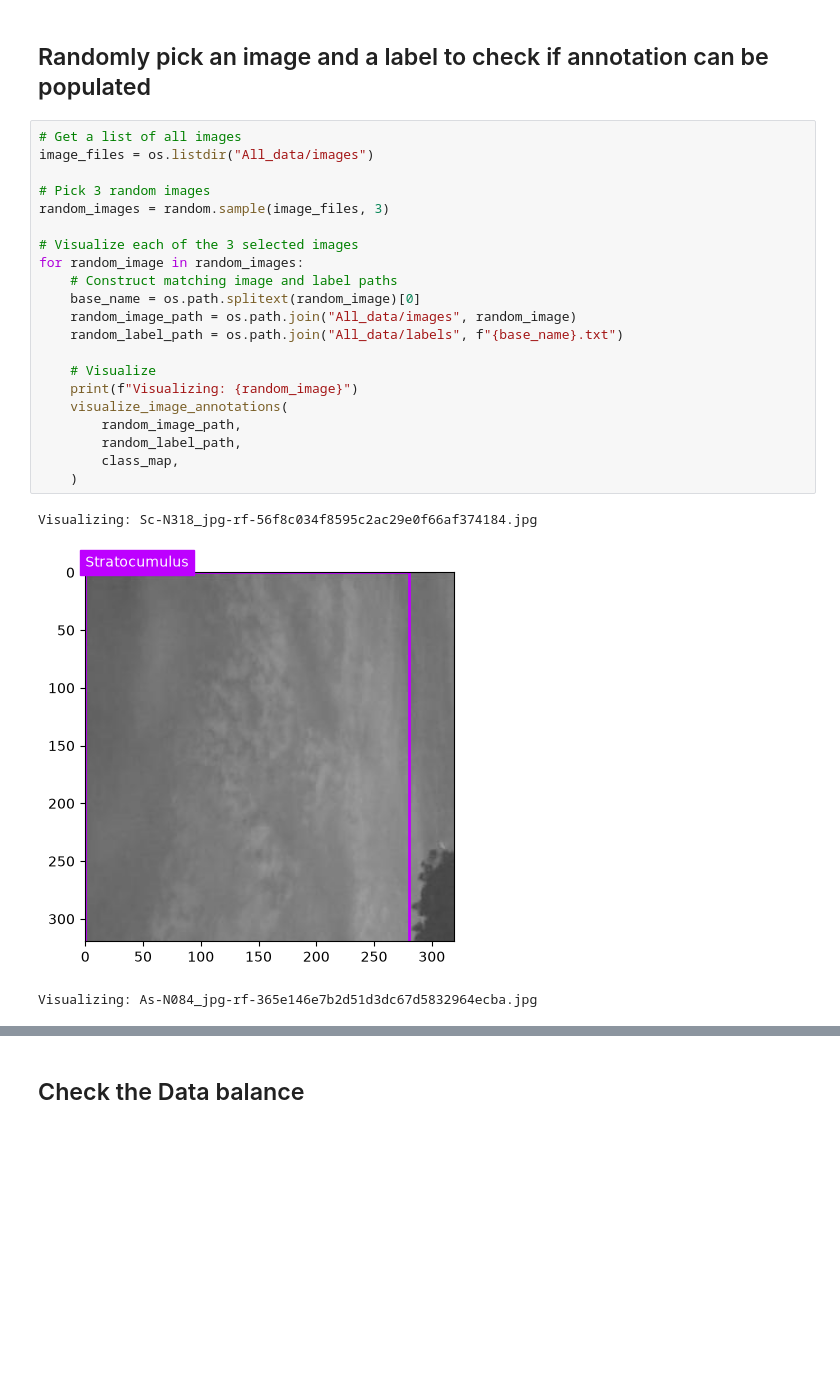
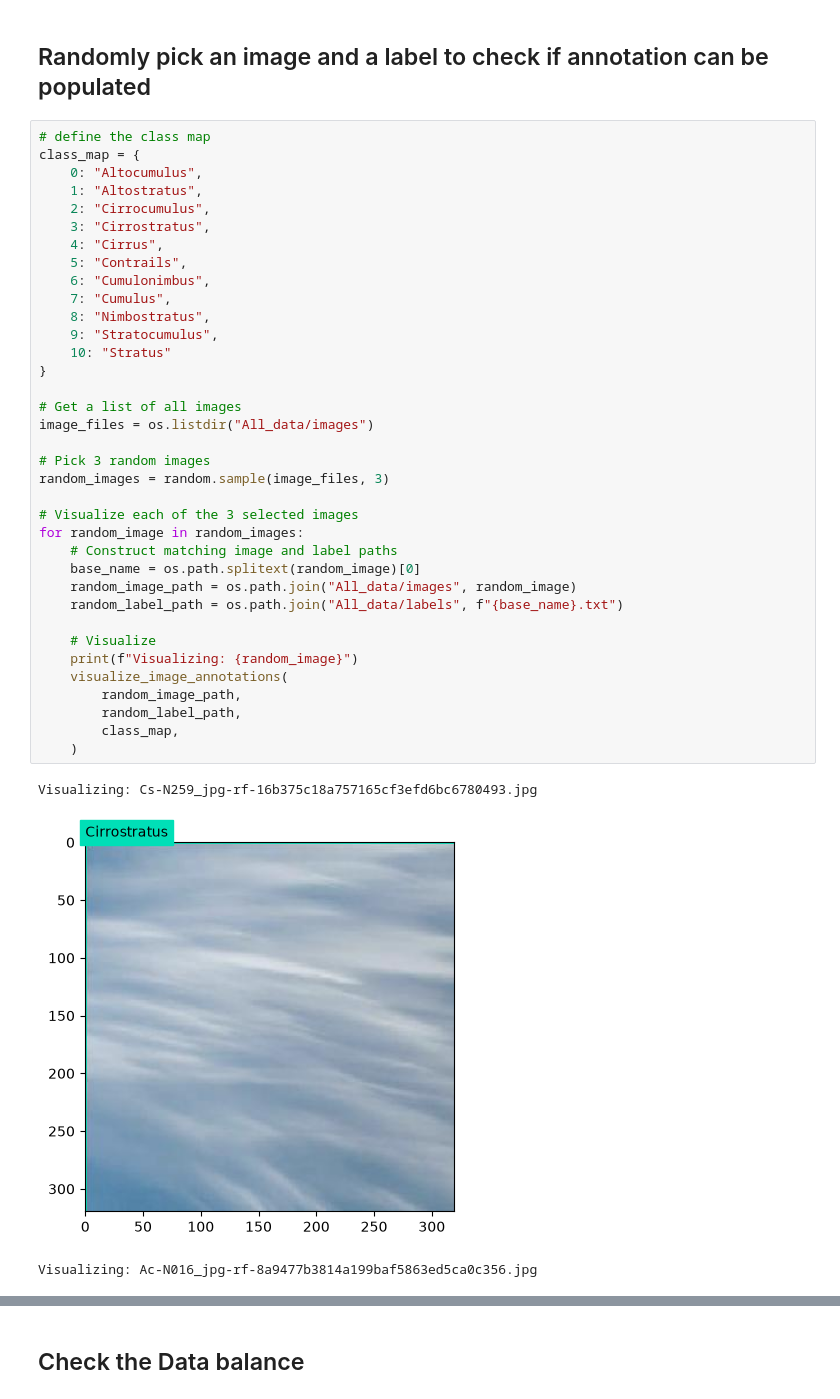
Before and after one commit to yeugeneu/IAT360-CV-13-Cloud-Type-Classifier, a Jupyter notebook: Cloud_type_detection.ipynb, the cells around one changed output, grey strips where cells are left out. Drawn from its saved outputs; the diff is of its cells as text; blank space fills up the shorter version.

```diff
--- a/Cloud_type_detection.ipynb
+++ b/Cloud_type_detection.ipynb
@@ -204,27 +172,42 @@ print("(Images)", len(all_images), " = ", len(all_labels), " (Labels)")
 # %% [markdown]
 ## Randomly pick an image and a label to check if annotation can be populated
 # %%
+# define the class map
+class_map = {
+    0: "Altocumulus",
+    1: "Altostratus",
+    2: "Cirrocumulus",
+    3: "Cirrostratus",
+    4: "Cirrus",
+    5: "Contrails",
+    6: "Cumulonimbus",
+    7: "Cumulus",
+    8: "Nimbostratus",
+    9: "Stratocumulus",
+    10: "Stratus"
+}
+
 # Get a list of all images
 image_files = os.listdir("All_data/images")
 
 # Pick 3 random images
 random_images = random.sample(image_files, 3)
 
 # Visualize each of the 3 selected images
 for random_image in random_images:
     # Construct matching image and label paths
     base_name = os.path.splitext(random_image)[0]
     random_image_path = os.path.join("All_data/images", random_image)
     random_label_path = os.path.join("All_data/labels", f"{base_name}.txt")
 
     # Visualize
     print(f"Visualizing: {random_image}")
     visualize_image_annotations(
         random_image_path,
         random_label_path,
         class_map,
     )
 # %% [output]
-Visualizing: Sc-N318_jpg-rf-56f8c034f8595c2ac29e0f66af374184.jpg
+Visualizing: Cs-N259_jpg-rf-16b375c18a757165cf3efd6bc6780493.jpg
-[figure, old version]
+[figure, new version]
-Visualizing: As-N084_jpg-rf-365e146e7b2d51d3dc67d5832964ecba.jpg
+Visualizing: Ac-N016_jpg-rf-8a9477b3814a199baf5863ed5ca0c356.jpg
```
Also changed, not shown: parts of 15 cells of this notebook.
